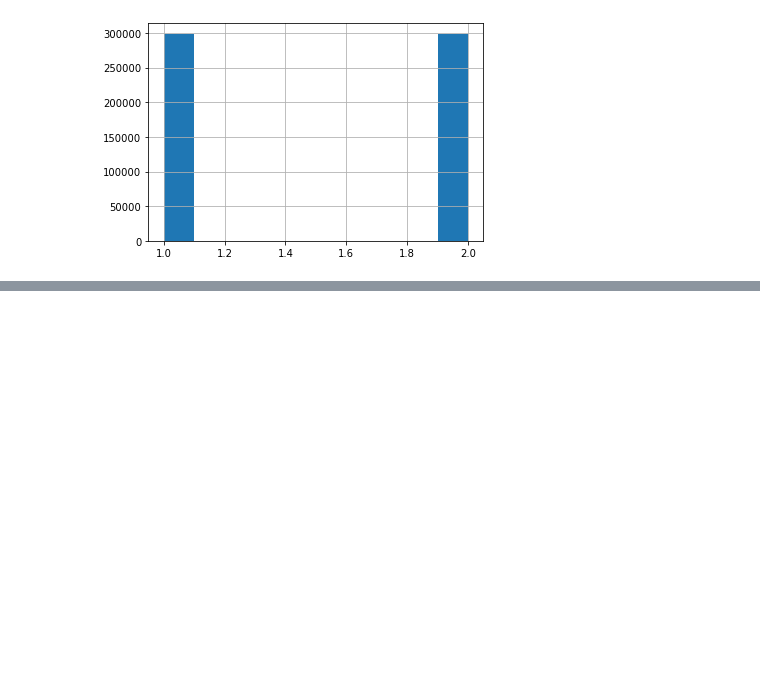
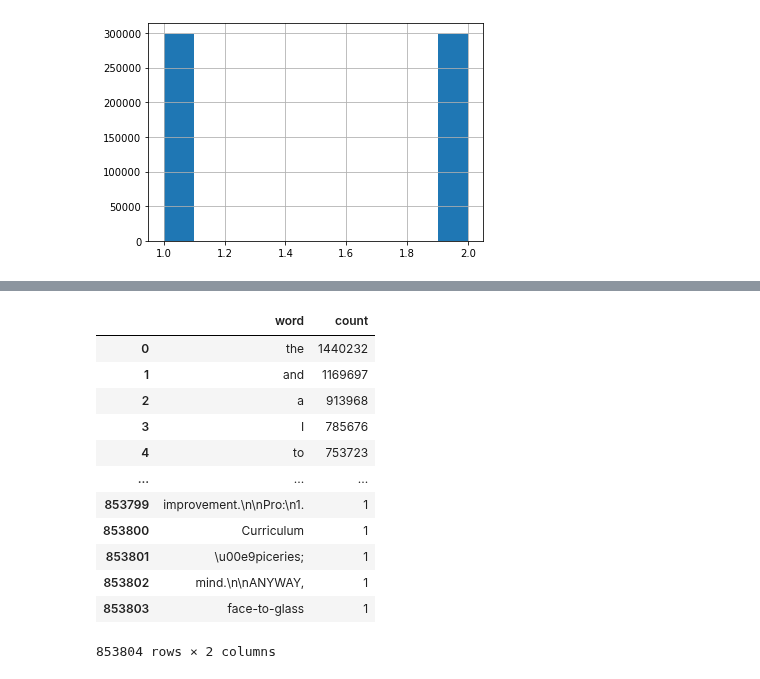
Before and after one commit to billbai0102/DeepLearning, a Jupyter notebook: Yelp Reviews (Sentiment)/preprocess.ipynb, the cells around one changed output, grey strips where cells are left out. Saved outputs shown, nothing was run; the diff lists cells and outputs as text; code cells hidden in the pictures; blank space fills up the shorter version.

```diff
--- a/Yelp Reviews (Sentiment)/preprocess.ipynb
+++ b/Yelp Reviews (Sentiment)/preprocess.ipynb
@@ -59,0 +90,16 @@ KeyError: 1
+# %%
+good_words
+# %% [output]
+|  | word | count |
+| 0 | the | 1440232 |
+| 1 | and | 1169697 |
+| 2 | a | 913968 |
+| 3 | I | 785676 |
+| 4 | to | 753723 |
+| ... | ... | ... |
+| 853799 | improvement.\n\nPro:\n1. | 1 |
+| 853800 | Curriculum | 1 |
+| 853801 | \u00e9piceries; | 1 |
+| 853802 | mind.\n\nANYWAY, | 1 |
+| 853803 | face-to-glass | 1 |
+853804 rows × 2 columns
```
Also changed, not shown: parts of 8 cells of this notebook.
